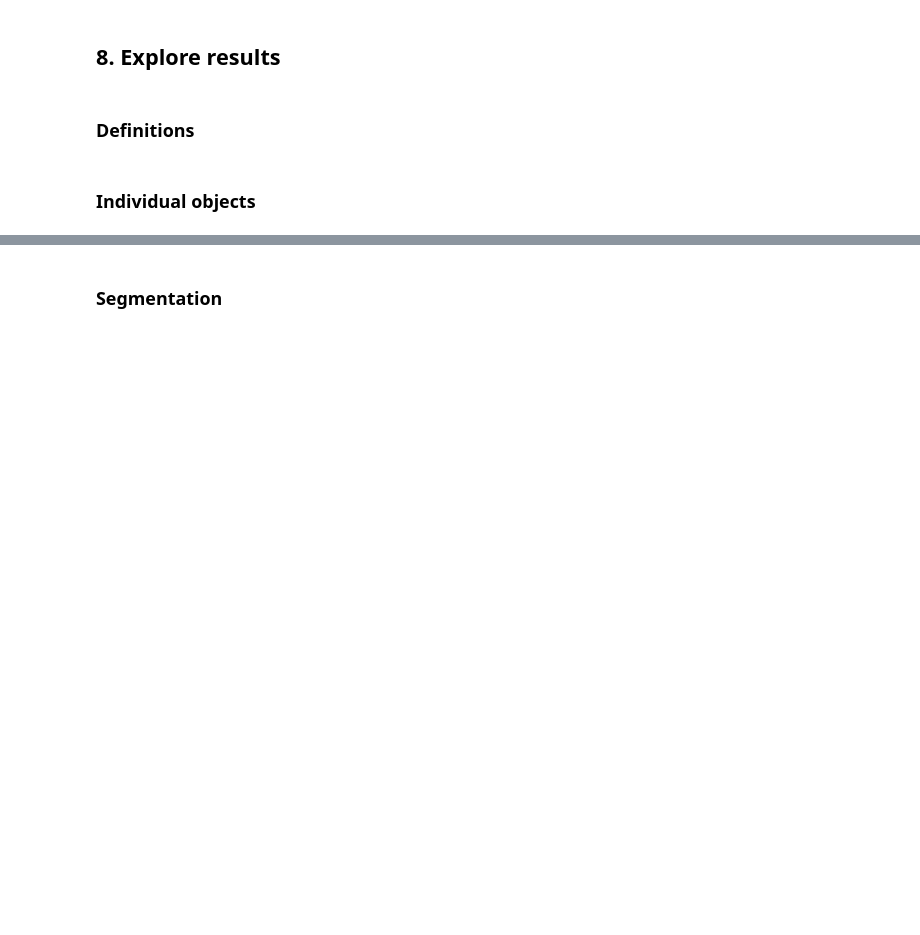
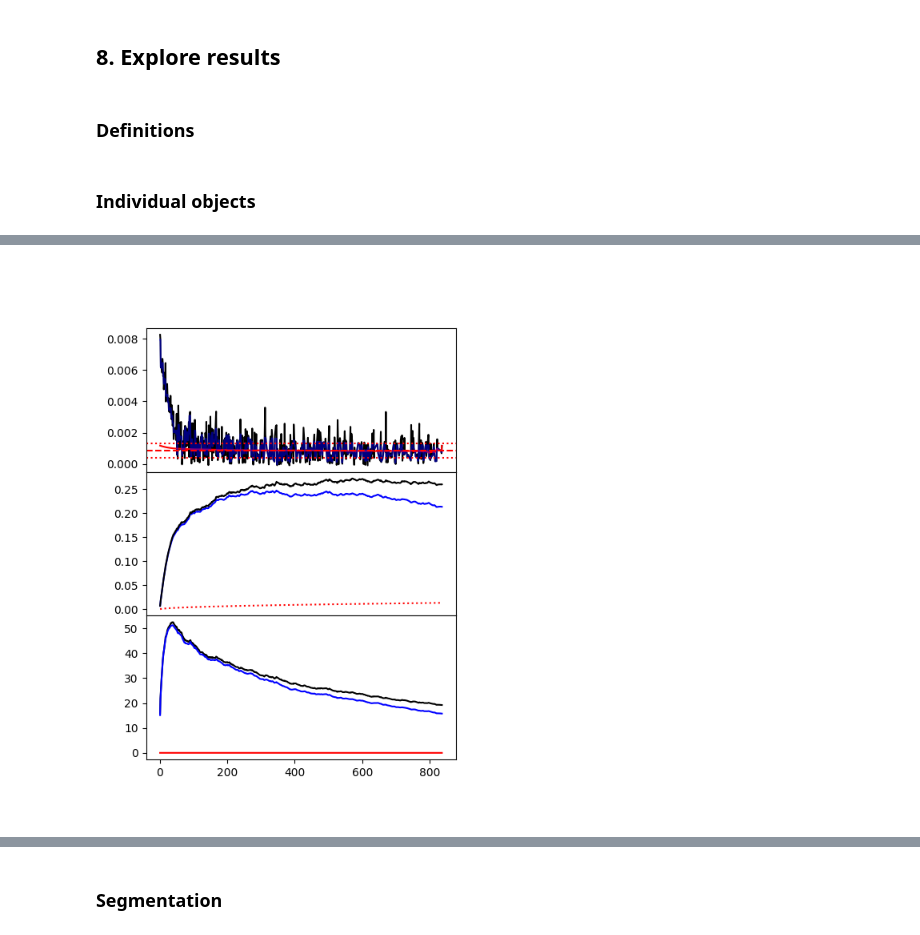
Before and after one commit to paranoya/image-processing, a Jupyter notebook: HOT.ipynb, the cells around one changed output, grey strips where cells are left out. Cells and saved outputs as stored; diff of their text form; code cells hidden in the pictures; blank space fills up the shorter version.

```diff
--- a/HOT.ipynb
+++ b/HOT.ipynb
@@ -231,3 +270,86 @@ my_cmap[0, :] = [0., 0., 0., 1.]
 final_cmap = colors.ListedColormap(my_cmap)
 # %% [markdown]
 ### Individual objects
+# %%
+study_object = 68
+# %%
+def profile(object_label, label_map):
+
+    primary = np.where((label_map == object_label) & (np.isfinite(data)))
+    n_primary = primary[0].size
+    if n_primary <= 1:
+        print(f'> WARNING: object {object_label} has {n_primary} elements')
+        return None
+
+    weight = np.zeros_like(data)
+    weight[primary] = data[primary]
+
+    kernel = np.copy(weight)
+    #kernel[primary] -= np.min(kernel[primary])
+    #kernel[primary] -= np.sqrt(np.mean(kernel[primary]**2)).clip(min=0)
+    #norm = np.sum(kernel)
+    #kernel = (kernel/norm)**2
+    norm = np.sum(kernel)
+
+    weight = np.fft.rfftn(weight)
+    kernel = np.fft.rfftn(kernel/norm)
+    weight = np.fft.irfftn(weight*np.absolute(kernel)).clip(min=0)
+
+    sorted_by_weight = np.argsort(weight.flat)[:-n_primary-1:-1]
+    weight += np.nan
+    weight[primary] = data[primary]
+    profile = weight.flat[sorted_by_weight[:n_primary]]
+    #profile = data.flat[sorted_by_weight[:n_primary]]
+    #delta = np.nancumsum(profile)/np.cumsum(~np.isnan(p))
+    return profile
+
+
+p = profile(study_object, label)
+n = 1+np.arange(p.size)
+good = np.where(~np.isnan(p))
+p = np.interp(n, n[good], p[good])
+m = np.cumsum(p)
+#n = np.cumsum(~np.isnan(p))
+delta_left = m/n
+delta_right = np.nancumsum(p[::-1])[::-1]/np.cumsum(~np.isnan(p[::-1]))[::-1]
+background = np.nanmedian(delta_right)
+sigma = np.sqrt(np.mean((p[p < background]-background)**2))
+
+corrected = np.fmin(p, delta_left)
+corrected = np.nanmedian(np.vstack([corrected[:-2], corrected[1:-1], corrected[2:]]), axis=0)
+corrected = np.hstack([corrected[0], corrected, corrected[-1]])
+signal = np.nancumsum(p) - background*n
+corrected_signal = np.nancumsum(corrected) - background*n
+signal_to_noise = signal / (sigma*np.sqrt(n))
+corrected_signal_to_noise = (corrected_signal / (sigma*np.sqrt(n))).clip(min=0)
+
+fig_name = 'profile'
+plt.close(fig_name)
+fig = plt.figure(fig_name, figsize=(5, 7))
+axes = fig.subplots(nrows=3, ncols=1, squeeze=False,
+                    sharex='col', sharey='row',
+                    gridspec_kw={'hspace': 0, 'wspace': 0})
+
+ax = axes[0, 0]
+ax.plot(n, p, 'k-')
+#ax.plot(n, delta_left, 'b-')
+ax.plot(n, delta_right, 'r-')
+ax.plot(n, corrected, 'b-', alpha=.5)
+
+#ax.plot(n[p < delta_right], p[p < delta_right], 'r.')
+#ax.plot(n[p > delta_left], p[p > delta_left], 'b.')
+ax.axhline(background+sigma, c='r', ls=':')
+ax.axhline(background, c='r', ls='--')
+ax.axhline(background-sigma, c='r', ls=':')
+print(np.nansum(p[p > delta_left])/np.nansum(p[p < delta_right]), np.max(corrected_signal_to_noise), np.nanmean(p))
+
+ax = axes[1, 0]
+ax.plot(n, corrected_signal, 'b-')
+ax.plot(n, signal, 'k-')
+ax.plot(n, sigma*np.sqrt(n), 'r:')
+
+ax = axes[2, 0]
+ax.plot(n, signal_to_noise, 'k-')
+ax.plot(n, corrected_signal_to_noise, 'b-')
+ax.plot(n, ((corrected-background)*(1-np.exp(-.5*corrected_signal_to_noise**2))).clip(min=0), 'r-')
+# %% [output]
@@ -233,0 +358 @@ final_cmap = colors.ListedColormap(my_cmap)
+[figure, added]
```
Also changed, not shown: parts of 24 cells of this notebook, 1 other file.
